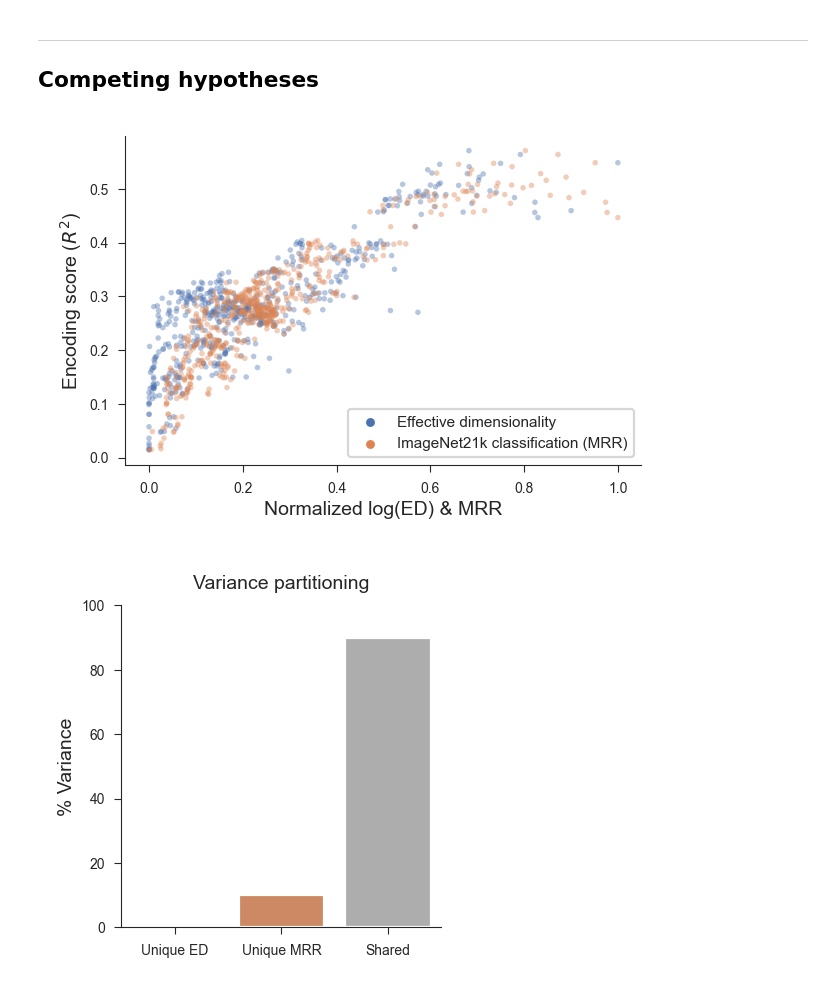
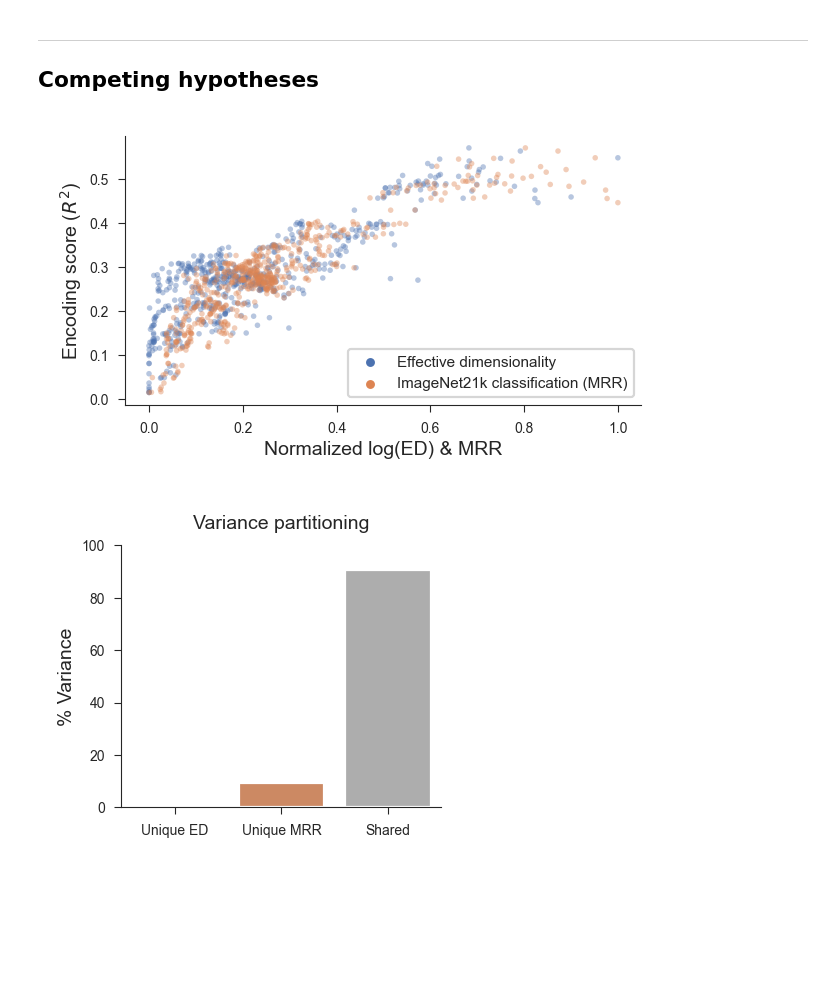
Before and after one commit to EricElmoznino/encoder_dimensionality, a Jupyter notebook: figures/manuscript/results.ipynb, the cells around one changed output. Saved outputs shown, nothing was run; the diff lists cells and outputs as text; code cells hidden in the pictures; blank space fills up the shorter version.

```diff
--- a/figures/manuscript/results.ipynb
+++ b/figures/manuscript/results.ipynb
@@ -1089,40 +1089,40 @@ data_additional = pd.merge(pd.read_csv(f'../../results/encoding|benchmark:dicarl
 data = pd.concat([data, data_additional], ignore_index=True)
 
 data_cls = pd.read_csv(f'../../results/n-shot|dataset:imagenet21k|classifier:prototype|pooling:avg.csv')
 data_additional = pd.read_csv(f'../../results/n-shot|dataset:imagenet21k|classifier:prototype|pooling:avg|additional:True.csv')
 data_cls = pd.concat([data_cls, data_additional], ignore_index=True)
 data_cls = data_cls[data_cls.n_train == 50]
 data_cls = data_cls.drop([c for c in data_cls.columns if c not in id_columns + ['MRR']], axis='columns')
 data_cls = data_cls.groupby(id_columns, dropna=False, as_index=False).mean()
 
 data = pd.merge(data, data_cls, on=id_columns)
 data.loc[:, 'layer'] = data['layer'].replace(tf_to_pt_layer_map)
 
 data['effective dimensionality'] = np.log(data['effective dimensionality'])
 data["effective dimensionality"] = (data["effective dimensionality"] - data['effective dimensionality'].min()) / (data['effective dimensionality'].max() - data['effective dimensionality'].min())
 data["MRR"] = (data["MRR"] - data['MRR'].min()) / (data['MRR'].max() - data['MRR'].min())
 
 data = data.melt(id_vars=["score"], value_vars=["effective dimensionality", "MRR"], var_name="metric", value_name="value")
 
-fig, ax = plt.subplots(figsize=(3, 2))
+fig, ax = plt.subplots(figsize=(3, 1.7))
 
 sns.scatterplot(data=data, x='value', y='score', hue="metric",
                 alpha=0.4, s=4, linewidth=0,
                 ax=ax)
 ax.set(xlabel='Normalized log(ED) & MRR', ylabel=r'Encoding score ($R^2$)')
 handles, _ = ax.get_legend_handles_labels()
 ax.legend(labels=['Effective dimensionality', 'ImageNet21k classification (MRR)'],
           handles=handles[-2:], loc='lower right')
 
 plt.savefig('saved/appendix_ed-or-classification-plot.png', dpi=300)
 plt.show()
 # %% [output]
-[figure, old version]
+[figure, new version]
 # %%
-data = pd.read_csv("data/variance_partitions.csv")  # Obtained from Matlab code
+data = pd.read_csv("data/variance_partitions_encoding-ed_mrr.csv")  # Obtained from Matlab code
 data["Row"] = data["Row"].replace({"Unique_ED": "Unique ED", "Unique_MRR": "Unique MRR", "Common_ED_and_MRR": "Shared"})
 
-fig, ax = plt.subplots(figsize=(2, 2))
+fig, ax = plt.subplots(figsize=(2, 1.7))
 sns.barplot(data=data.iloc[:-1], x="Row", y="Percent_Total",
             palette=[sns.color_palette()[0], sns.color_palette()[1], sns.color_palette("Greys")[2]],
             ax=ax)
@@ -1131,7 +1131,7 @@ ax.set(xlabel=None, ylabel="% Variance", ylim=(0, 100), title="Variance partitio
 plt.savefig('saved/appendix_ed-or-classification-partition.png', dpi=300)
 plt.show()
 # %% [output]
-[figure, old version]
+[figure, new version]
 # %%
 dataset = 'imagenet21k'
 data = pd.merge(pd.read_csv(f'../../results/encoding|benchmark:dicarlo.MajajHong2015.IT.public-pls|pooling:False.csv'),
```
Also changed, not shown: parts of 2 cells of this notebook, 16 other files.
